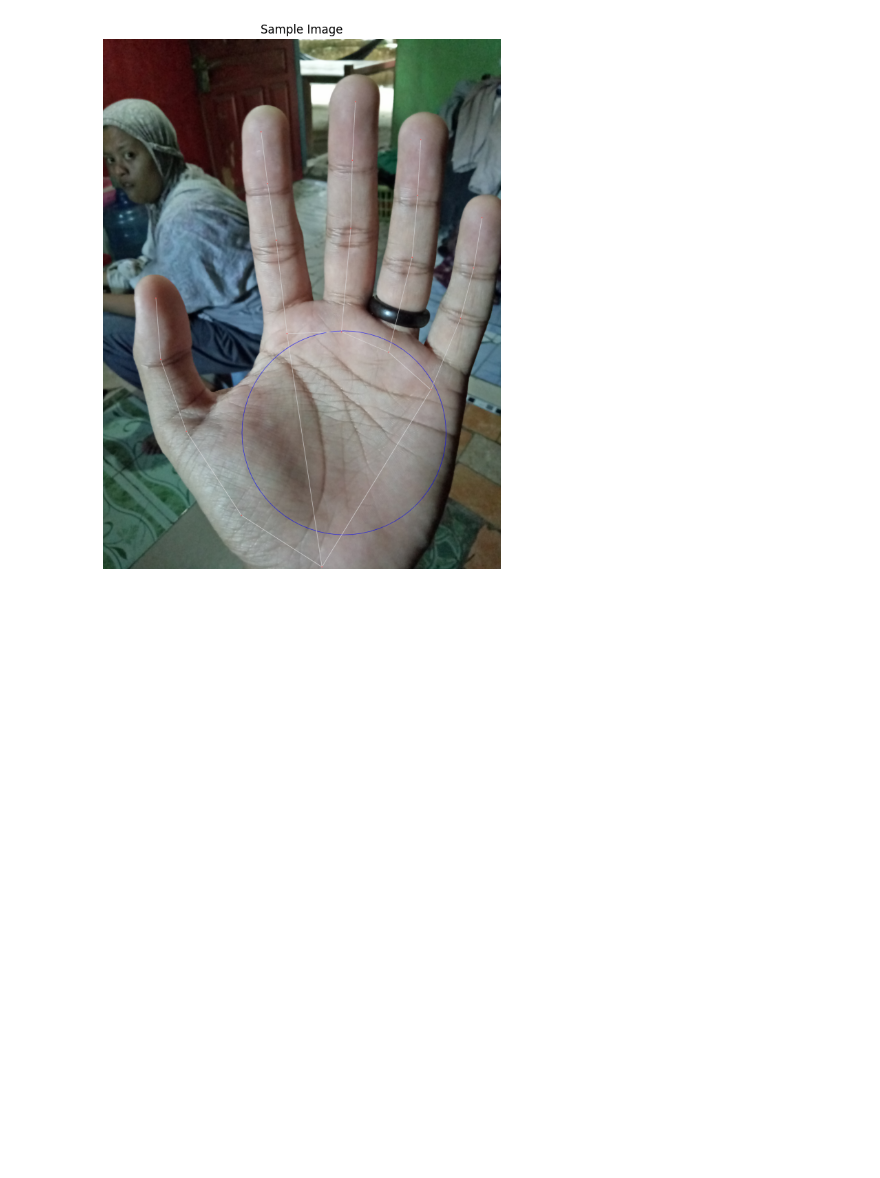
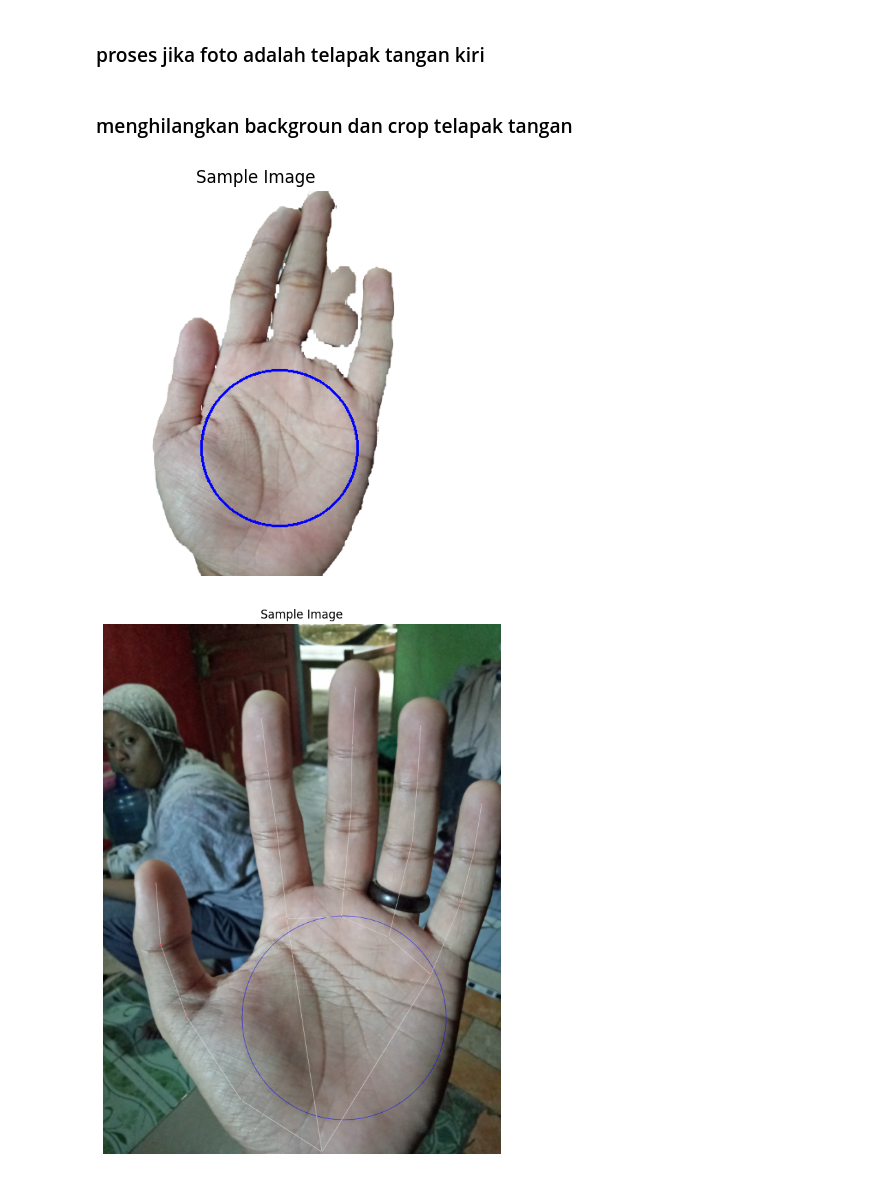
Before and after one commit to kicap1992/ramalan_tapak_tangan_proses, a Jupyter notebook: my_main.ipynb, the cells around one changed output. Saved outputs shown, nothing was run; the diff lists cells and outputs as text; code cells hidden in the pictures; blank space fills up the shorter version.

```diff
--- a/my_main.ipynb
+++ b/my_main.ipynb
@@ -259,0 +33,2 @@ with mp_hands.Hands(
+# %% [markdown]
+### proses jika foto adalah telapak tangan kiri
@@ -260,3 +60,64 @@ with mp_hands.Hands(
+# %% [markdown]
+### menghilangkan backgroun dan crop telapak tangan
+# %%
+#class untuk menghilangkan latar belakang
+change_background_mp = mp.solutions.selfie_segmentation
+change_bg_segment = change_background_mp.SelfieSegmentation()
+
+def makeCircle(img,circle_y,circle_x,radius):
+    image_height, image_width, _ = img.shape
+    y = int(circle_y * image_height)
+    x = int(circle_x * image_width)
+    circle_coordinates = (x,y)
+    color = (255, 0, 0)
+    thickness = 2
+    return cv2.circle(img,circle_coordinates,radius,color,thickness)
+
+with mp_hands.Hands(
+    static_image_mode=True,
+    max_num_hands=1,
+    min_detection_confidence=0.5) as hands:
+    image = sample_img
+    sample_img = sample_img
+    image = cv2.cvtColor(sample_img, cv2.COLOR_BGR2RGB)
+    image = change_bg_segment.process(image)
+    image = image.segmentation_mask > 0.9
+    image = np.dstack((image,image,image))
+    image = np.where(image, sample_img, 255)
+    image = cv2.resize(image, (350,450), interpolation = cv2.INTER_AREA)
+    shape = image.shape
+    results = hands.process(cv2.cvtColor(image, cv2.COLOR_BGR2RGB))
+    image_height, image_width, _ = image.shape
+
+
+    result=None
+    for hand_landmarks in results.multi_hand_landmarks:
+        annotated_image = image.copy()
+        palm_center_y = (hand_landmarks.landmark[mp_hands.HandLandmark.THUMB_CMC].y +
+        hand_landmarks.landmark[mp_hands.HandLandmark.PINKY_MCP].y)/2.1
+        palm_center_x = (hand_landmarks.landmark[mp_hands.HandLandmark.THUMB_CMC].x +
+        hand_landmarks.landmark[mp_hands.HandLandmark.PINKY_MCP].x)/2.1
+        myradius = int(image_height/4.9)
+        #annotated_image = makeCircle(annotated_image,palm_center_y,palm_center_x,myradius)
+        y = int(palm_center_y * image_height)
+        x = int(palm_center_x * image_width)
+        circle_coordinates = (x,y)
+        mask = np.zeros(image.shape, dtype=np.uint8)
+        cv2.circle(mask, circle_coordinates, myradius, (255,255,255), -1)
+        ROI = cv2.bitwise_and(image, mask)
+        mask = cv2.cvtColor(mask, cv2.COLOR_BGR2GRAY)
+        x,y,w,h = cv2.boundingRect(mask)
+        result = ROI[y:y+h,x:x+w]
+        mask = mask[y:y+h,x:x+w]
+        result[mask==0] = (255,255,255)
+
+    plt.figure(figsize = [5, 5])
+    plt.title("Sample Image");plt.axis('off');plt.imshow(cv2.flip(annotated_image,1)[:,:,::-1]);plt.show()
+
+    cv2.imshow("cropped",result)
+    cv2.waitKey(0)
+# %% [output]
+[figure, added]
 # %%
 def makeCircle(img,circle_y,circle_x,radius):
     image_height, image_width, _ = img.shape
```
Also changed, not shown: parts of 9 cells of this notebook, 27 other files.
